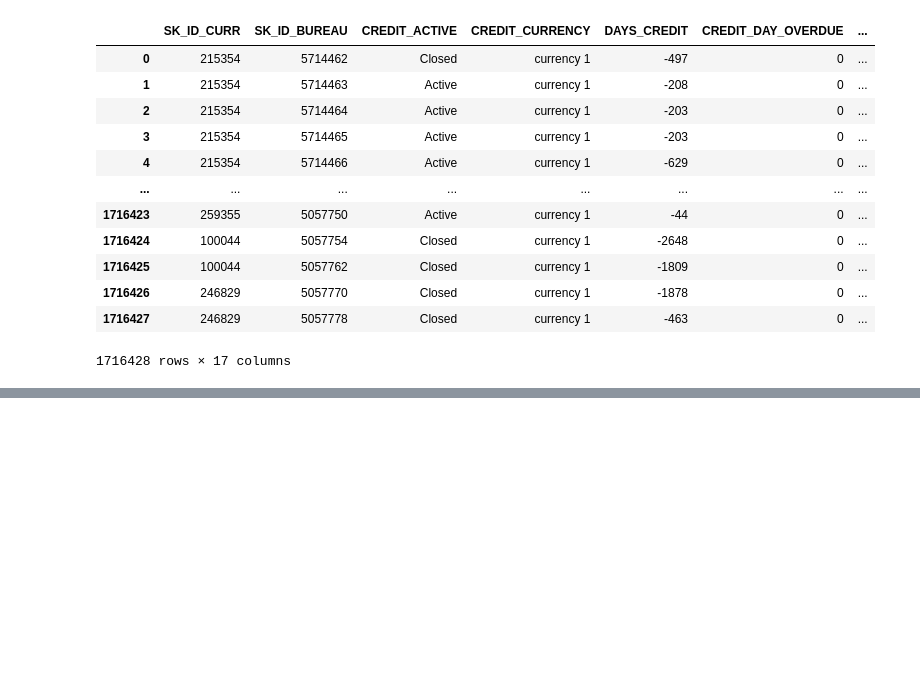
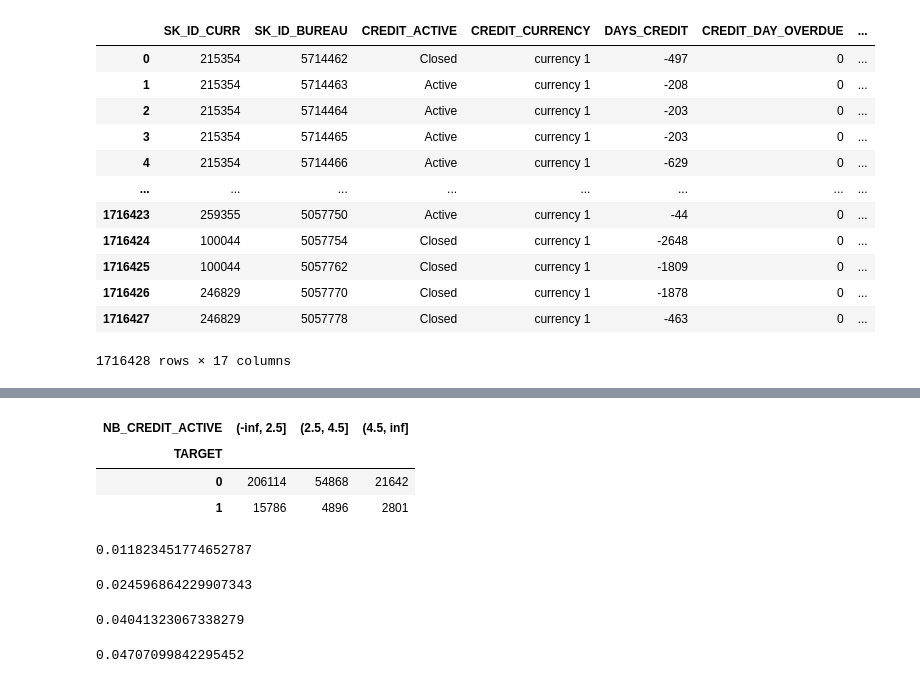
Before and after one commit to jeannoj99/Challenge_Nexialog_PD, a Jupyter notebook: notebooks/other_data_check.ipynb, the cells around one changed output, grey strips where cells are left out. Cells and saved outputs as stored; diff of their text form; code cells hidden in the pictures; blank space fills up the shorter version.

```diff
--- a/notebooks/other_data_check.ipynb
+++ b/notebooks/other_data_check.ipynb
@@ -52,0 +338,19 @@ left_data=left_data[["SK_ID_CURR","TARGET"]]
+# %%
+discretizer.fit(left_data["DAYS_CREDIT"])
+left_data["DAYS_CREDIT"]=discretizer.transform(left_data["DAYS_CREDIT"])
+# %%
+discretizer.fit(left_data["DAYS_CREDIT_ENDDATE"])
+left_data["DAYS_CREDIT_ENDDATE"]=discretizer.transform(left_data["DAYS_CREDIT_ENDDATE"])
+# %%
+discretizer.fit(left_data["AMT_CREDIT_SUM"])
+left_data["AMT_CREDIT_SUM"]=discretizer.transform(left_data["AMT_CREDIT_SUM"])
+# %%
+discretizer.fit(left_data["AMT_ANNUITY"])
+left_data["AMT_ANNUITY"]=discretizer.transform(left_data["AMT_ANNUITY"])
+# %%
+pd.crosstab(left_data["TARGET"], left_data["NB_CREDIT_ACTIVE"])
+# %% [output]
+| NB_CREDIT_ACTIVE | (-inf, 2.5] | (2.5, 4.5] | (4.5, inf] |
+| TARGET |  |  |  |
+| 0 | 206114 | 54868 | 21642 |
+| 1 | 15786 | 4896 | 2801 |
@@ -52,0 +376,16 @@ left_data=left_data[["SK_ID_CURR","TARGET"]]
+# %%
+calculate_information_value_from_contingency_table(pd.crosstab(left_data["TARGET"], left_data["AMT_CREDIT_SUM_DEBT"]))
+# %% [output]
+0.011823451774652787
+# %%
+calculate_information_value_from_contingency_table(pd.crosstab(left_data["TARGET"], left_data["NB_CREDIT_ACTIVE"]))
+# %% [output]
+0.024596864229907343
+# %%
+calculate_information_value_from_contingency_table(pd.crosstab(left_data["TARGET"], left_data["NB_CREDIT_CLOSED"]))
+# %% [output]
+0.04041323067338279
+# %%
+calculate_information_value_from_contingency_table(pd.crosstab(left_data["TARGET"], left_data["DAYS_CREDIT"]))
+# %% [output]
+0.04707099842295452
```
Also changed, not shown: parts of 52 cells of this notebook, 3 other files.
